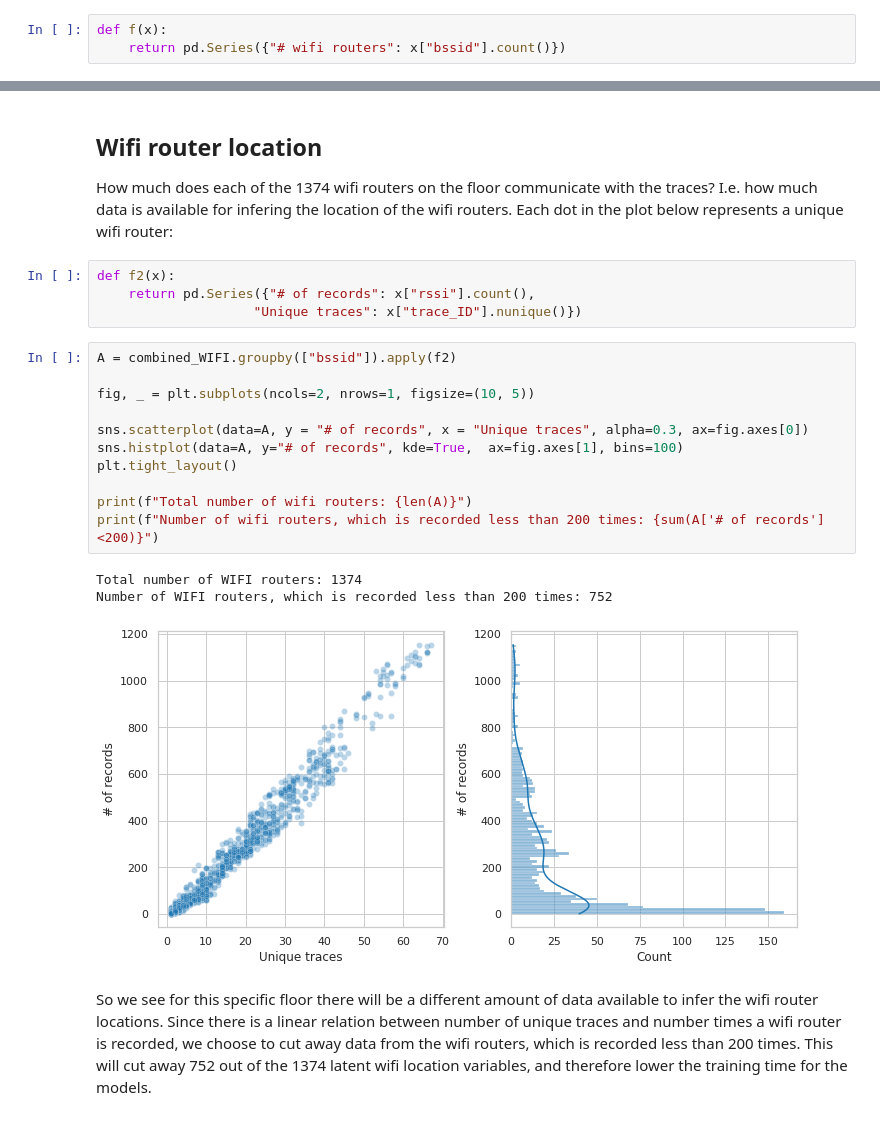
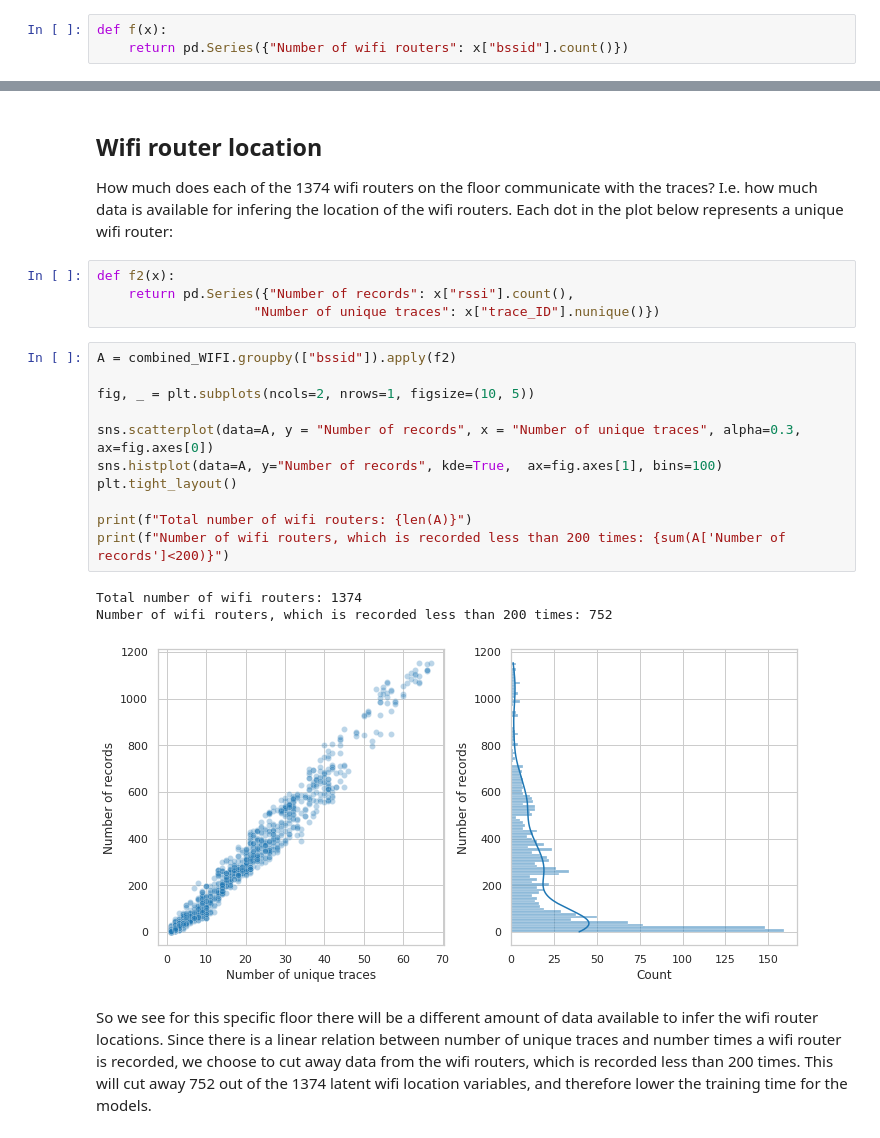
Before and after one commit to sorenhartmann/indoor-location-navigation, a Jupyter notebook: notebooks/0-exploratory.ipynb, the cells around one changed output, grey strips where cells are left out. Cells and saved outputs as stored; diff of their text form.

```diff
--- a/notebooks/0-exploratory.ipynb
+++ b/notebooks/0-exploratory.ipynb
@@ -226,7 +226,7 @@ combined_WIFI = pd.concat(
 combined_WIFI["trace_ID"] = combined_WIFI.index.get_level_values('trace_id')
 # %%
 def f(x):
-    return pd.Series({"# wifi routers": x["bssid"].count()})
+    return pd.Series({"Number of wifi routers": x["bssid"].count()})
 # %%
 B = combined_WIFI.groupby(['trace_id','time']).apply(f)
 B["Time [s]"] = B.index.get_level_values('time').total_seconds()
@@ -243,23 +243,23 @@ It is seen in the figure above that each traces(cell phones) recives signals fro
 How much does each of the 1374 wifi routers on the floor communicate with the traces? I.e. how much data is available for infering the location of the wifi routers. Each dot in the plot below represents a unique wifi router:
 # %%
 def f2(x):
-    return pd.Series({"# of records": x["rssi"].count(),
-                    "Unique traces": x["trace_ID"].nunique()})
+    return pd.Series({"Number of records": x["rssi"].count(),
+                    "Number of unique traces": x["trace_ID"].nunique()})
 # %%
 A = combined_WIFI.groupby(["bssid"]).apply(f2)
 
 fig, _ = plt.subplots(ncols=2, nrows=1, figsize=(10, 5))
 
-sns.scatterplot(data=A, y = "# of records", x = "Unique traces", alpha=0.3, ax=fig.axes[0])
-sns.histplot(data=A, y="# of records", kde=True,  ax=fig.axes[1], bins=100)
+sns.scatterplot(data=A, y = "Number of records", x = "Number of unique traces", alpha=0.3, ax=fig.axes[0])
+sns.histplot(data=A, y="Number of records", kde=True,  ax=fig.axes[1], bins=100)
 plt.tight_layout()
 
 print(f"Total number of wifi routers: {len(A)}")
-print(f"Number of wifi routers, which is recorded less than 200 times: {sum(A['# of records']<200)}")
+print(f"Number of wifi routers, which is recorded less than 200 times: {sum(A['Number of records']<200)}")
 # %% [output]
-Total number of WIFI routers: 1374
-Number of WIFI routers, which is recorded less than 200 times: 752
+Total number of wifi routers: 1374
+Number of wifi routers, which is recorded less than 200 times: 752
-[figure, old version]
+[figure, new version]
 # %% [markdown]
 So we see for this specific floor there will be a different amount of data available to infer the wifi router locations. Since there is a linear relation between number of unique traces and number times a wifi router is recorded, we choose to cut away data from the wifi routers, which is recorded less than 200 times. This will cut away 752 out of the 1374 latent wifi location variables, and therefore lower the training time for the models.
 # %% [markdown]
```
Also changed, not shown: parts of 2 cells of this notebook.
